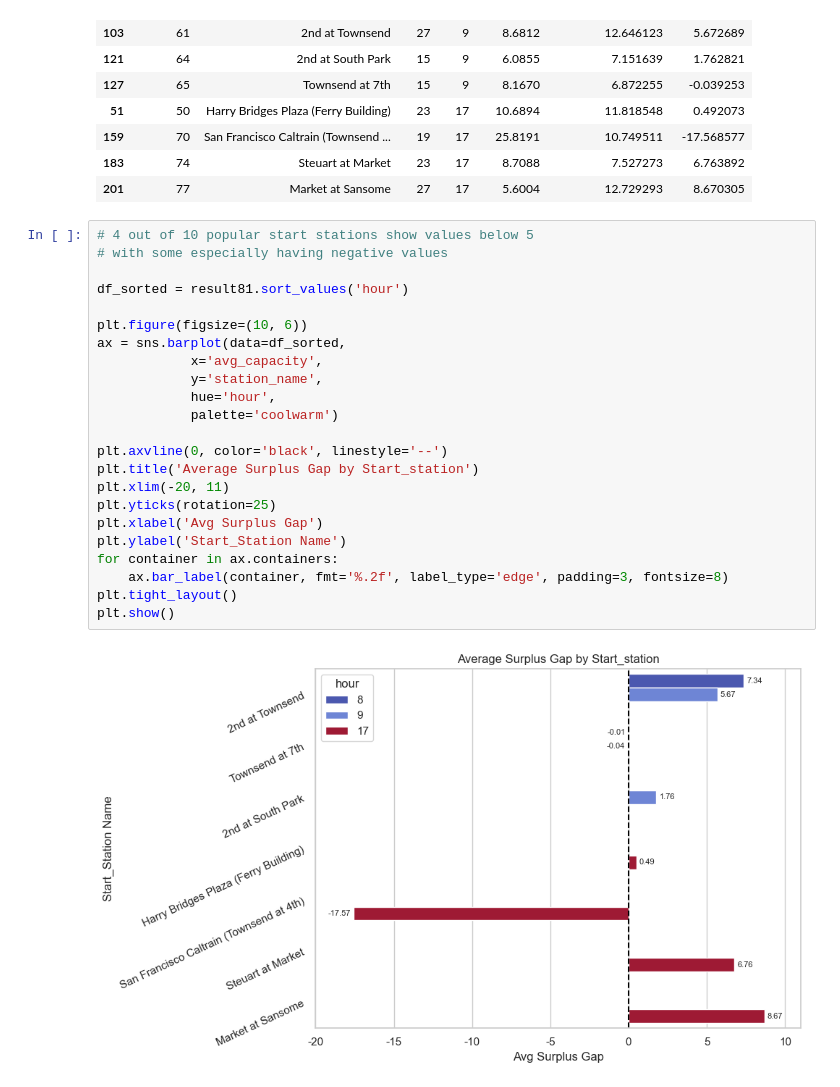
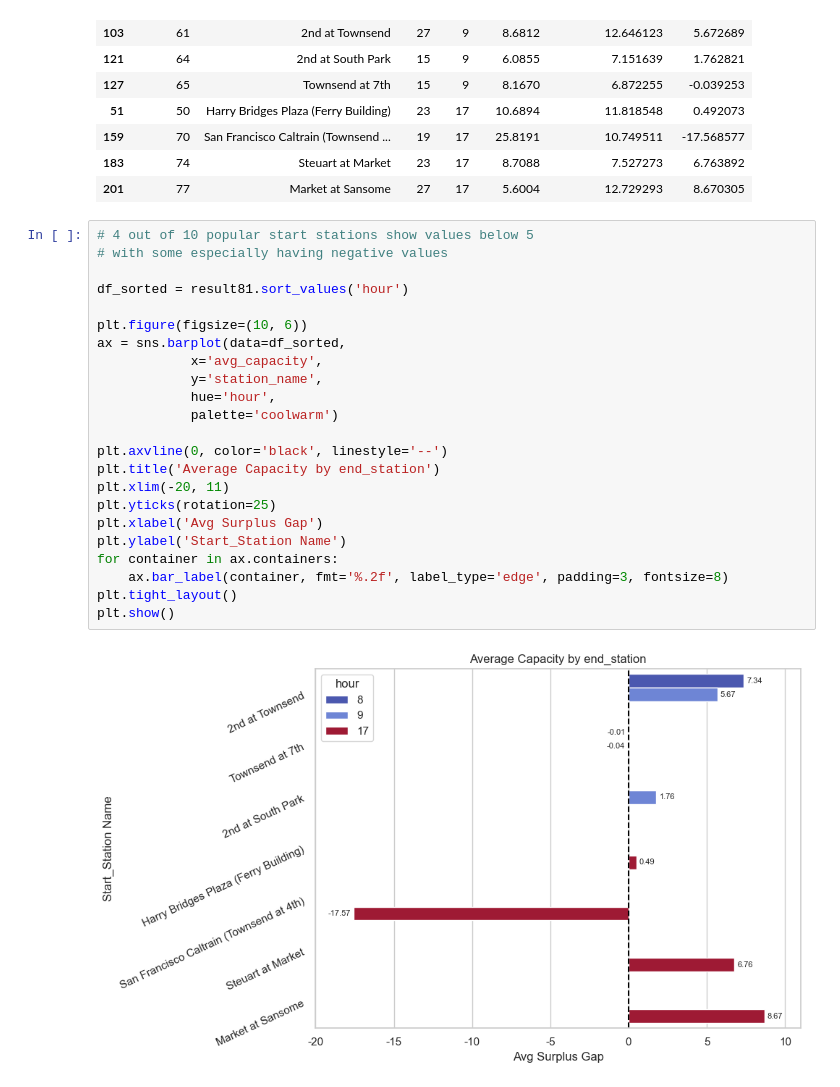
Before and after one commit to joanna-jaeeun/San-Francisco-bike-share-analysis, a Jupyter notebook: San Fransico Bike Share Analysis.ipynb, the cells around one changed output. Saved outputs shown, nothing was run; the diff lists cells and outputs as text.

```diff
--- a/San Fransico Bike Share Analysis.ipynb
+++ b/San Fransico Bike Share Analysis.ipynb
@@ -557,25 +560,25 @@ result81
 # %%
 # 4 out of 10 popular start stations show values below 5
 # with some especially having negative values
 
 df_sorted = result81.sort_values('hour')
 
 plt.figure(figsize=(10, 6))
 ax = sns.barplot(data=df_sorted,
             x='avg_capacity',
             y='station_name',
             hue='hour',
             palette='coolwarm')
 
 plt.axvline(0, color='black', linestyle='--')
-plt.title('Average Surplus Gap by Start_station')
+plt.title('Average Capacity by end_station')
 plt.xlim(-20, 11)
 plt.yticks(rotation=25)
 plt.xlabel('Avg Surplus Gap')
 plt.ylabel('Start_Station Name')
 for container in ax.containers:
     ax.bar_label(container, fmt='%.2f', label_type='edge', padding=3, fontsize=8)
 plt.tight_layout()
 plt.show()
 # %% [output]
-[figure, old version]
+[figure, new version]
```
Also changed, not shown: parts of 10 cells of this notebook, 13 other files.
